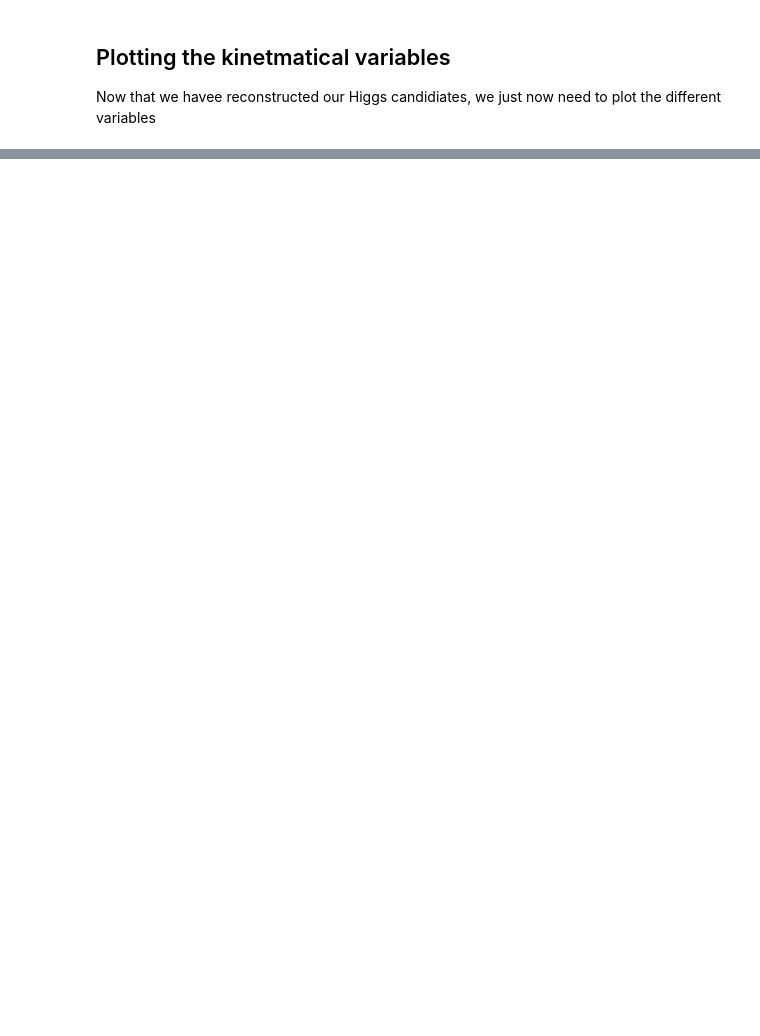
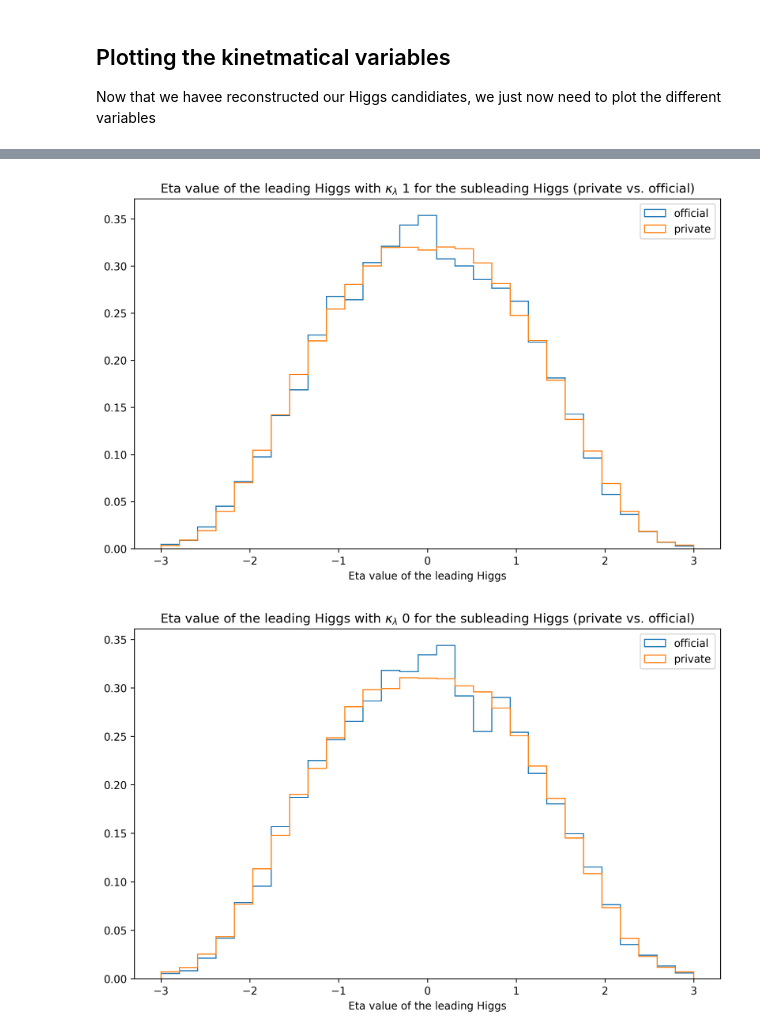
Before and after one commit to thierryharte/HH4b_SPANet, a Jupyter notebook: notebooks/kinematic_var_kl_plots.ipynb, the cells around one changed output, grey strips where cells are left out. Cells and saved outputs as stored; diff of their text form; code cells hidden in the pictures; blank space fills up the shorter version.

```diff
--- a/notebooks/kinematic_var_kl_plots.ipynb
+++ b/notebooks/kinematic_var_kl_plots.ipynb
@@ -242,3 +369,20 @@ print(reco_higgs_2.px)
+# %%
+def reco_higgs_2(kl_datasets):
+    mask_prov_2=jet_four_vector_fully_matched(kl_datasets).prov==2
+    jet_fully_matched_2=jet_four_vector_fully_matched(kl_datasets)[mask_prov_2]
+    reco_higgs_2=jet_fully_matched_2[:,0]+jet_fully_matched_2[:,1]
+
+    return reco_higgs_2
+# %%
+reco_higgs_2_kl_1_official=reco_higgs_2(kl_1_official)
+reco_higgs_2_kl_0_official =reco_higgs_2(kl_0_official)
+reco_higgs_2_kl_2p45_official =reco_higgs_2(kl_2p45_official)
+reco_higgs_2_kl_5_official =reco_higgs_2(kl_5_official)
+
+reco_higgs_2_kl_1_private =reco_higgs_2(kl_1_private)
+reco_higgs_2_kl_0_private =reco_higgs_2(kl_0_private)
+reco_higgs_2_kl_2p45_private =reco_higgs_2(kl_2p45_private)
+reco_higgs_2_kl_5_private =reco_higgs_2(kl_5_private)
 # %% [markdown]
 ## Reconstructing HH
 # %%
@@ -255,0 +437,8 @@ Now that we havee reconstructed our Higgs candidiates, we just now need to plot
+# %%
+plot_higgs_eta(reco_higgs_2_kl_1_official, reco_higgs_2_kl_1_private, 1, "subleading")
+plot_higgs_eta(reco_higgs_2_kl_0_official, reco_higgs_2_kl_0_private, 0, "subleading")
+plot_higgs_eta(reco_higgs_2_kl_2p45_official, reco_higgs_2_kl_2p45_private, 2.45, "subleading")
+plot_higgs_eta(reco_higgs_2_kl_5_official, reco_higgs_2_kl_5_private, 5, "subleading")
+# %% [output]
+[figure, added]
+[figure, added]
```
Also changed, not shown: parts of 23 cells of this notebook.
